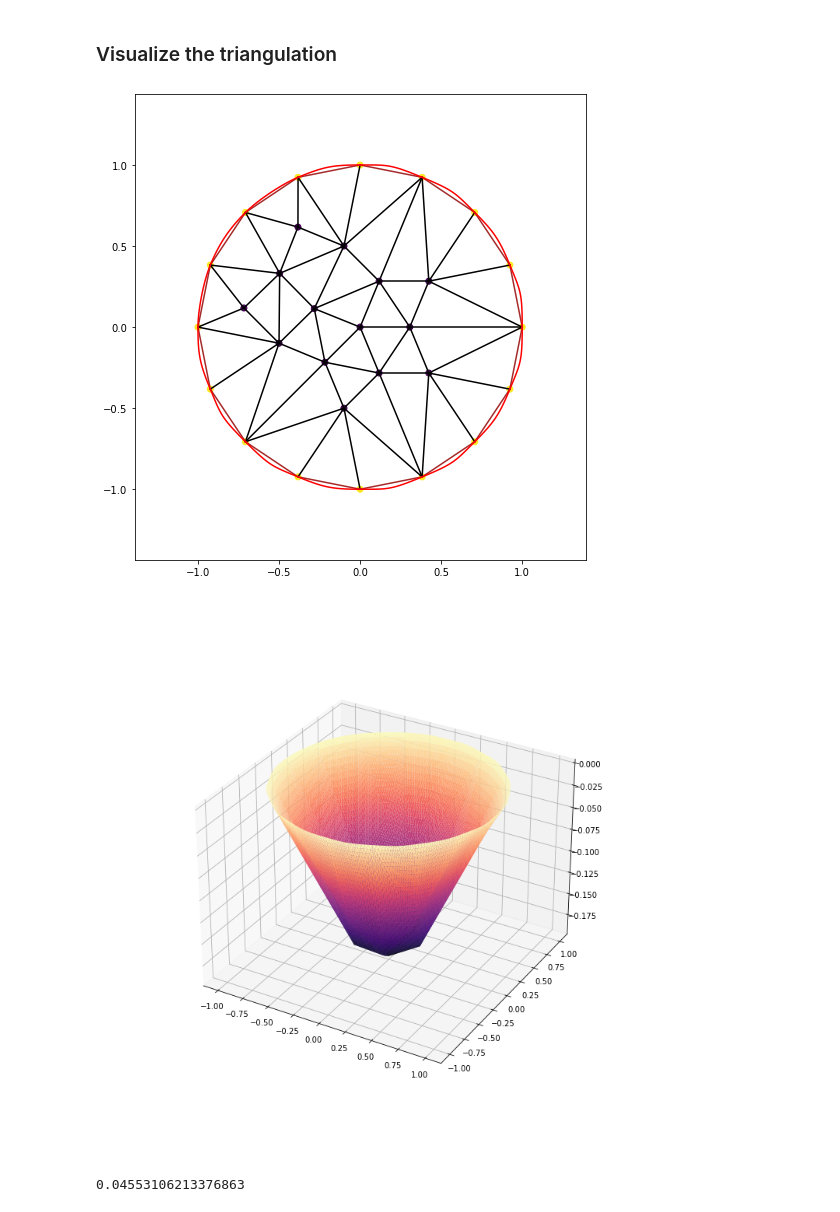
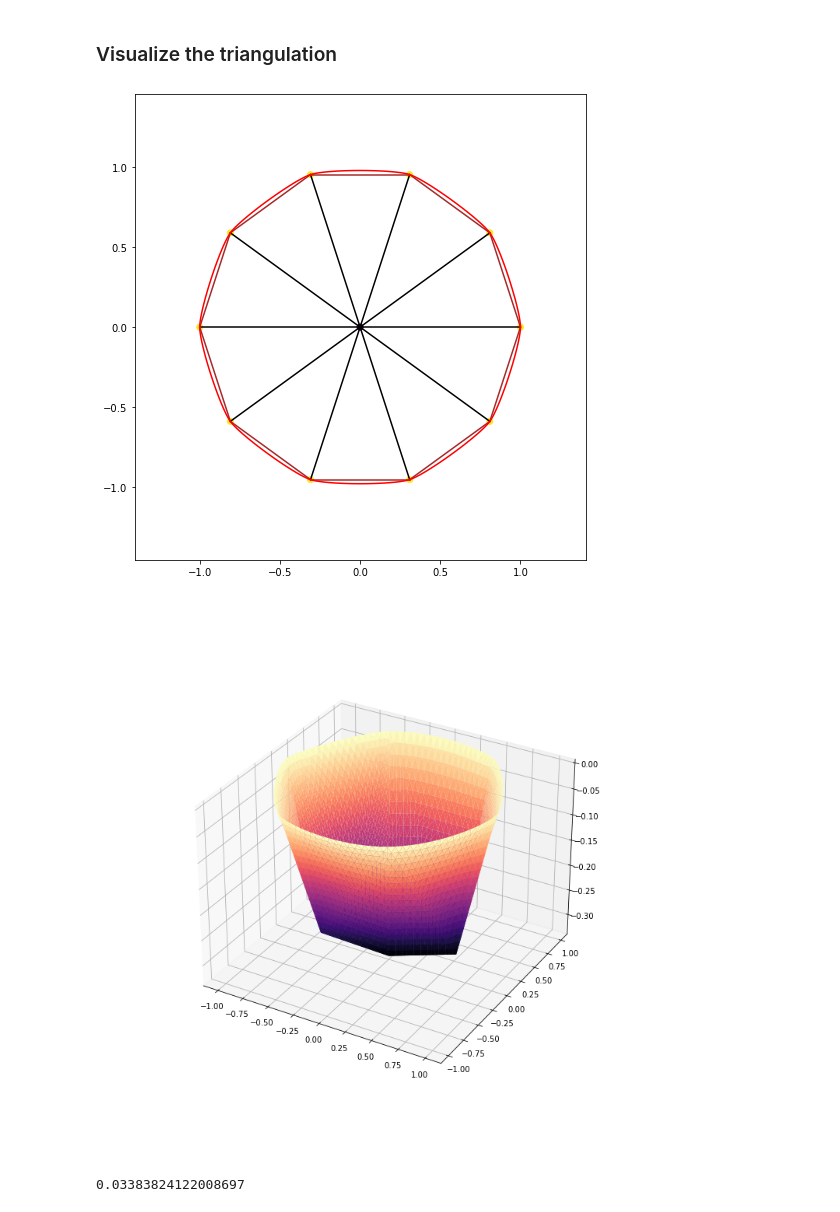
Before and after one commit to kamosevoyan/Thesis, a Jupyter notebook: Notebooks/Solutions/Poisson_equation_solution_on_polygonal_domain_linear_curvilinear.ipynb, the cells around one changed output. Saved outputs shown, nothing was run; the diff lists cells and outputs as text; code cells hidden in the pictures.

```diff
--- a/Notebooks/Solutions/Poisson_equation_solution_on_polygonal_domain_linear_curvilinear.ipynb
+++ b/Notebooks/Solutions/Poisson_equation_solution_on_polygonal_domain_linear_curvilinear.ipynb
@@ -27,7 +27,7 @@ lagrange_linear_poisson_right_values_curvilinear = dill.load(
 # %% [markdown]
 ### Initialize the domain
 # %%
-t = np.linspace(0, 2 * np.pi, 16, endpoint=False)
+t = np.linspace(0, 2 * np.pi, 10, endpoint=False)
 
 points = np.stack((np.cos(t), np.sin(t))).T
 
@@ -37,7 +37,7 @@ seg = np.array(
 # %% [markdown]
 ### Run triangulation
 # %%
-cndt = triangulate({"vertices": points, "segments": seg}, opts="pq20a0.1neo1s")
+cndt = triangulate({"vertices": points, "segments": seg}, opts="pq20a0.3neo1s")
 points = cndt["vertices"]
 triangles = cndt["triangles"]
 neighbours = cndt["neighbors"]
@@ -93,34 +93,48 @@ for tidx, _ in enumerate(triangles):
         while vertex_marker_is_boundary[_][0] != 0:
             tmp = _[0]
             _[:-1] = _[1:]
             _[-1] = tmp
 
         tt = np.linspace(0, 1, 100)
         pts = points[_]
 
+        l1 = ((pts[2] - pts[1])**2).sum()**0.5
         l2 = ((pts[1] - pts[0])**2).sum()**0.5
         l3 = ((pts[2] - pts[0])**2).sum()**0.5
 
         v1x = -pts[1, 1] * l2
         v1y = +pts[1, 0] * l2
         v2x = -pts[2, 1] * l3
         v2y = +pts[2, 0] * l3
+
+        theta = np.arccos((v1x*v2x + v1y*v2y) / (l2*l3))
+
+        p = (l1+l2+l3) /2
+        S = np.sqrt(p*(p-l1)*(p-l2)*(p-l3))
+        r = S / p
+        R = l1*l2*l3/(4*S)
+
+        v1x *= theta*R
+        v2x *= theta*R
+        v1y *= theta*R
+        v2y *= theta*R
+
 
         e1_x = X(pts[0, 0], pts[0, 1], pts[1, 0], pts[1, 1], pts[2, 0], pts[2, 1], v1x, v1y, v2x, v2y, tt, 1-tt)
         e1_y = Y(pts[0, 0], pts[0, 1], pts[1, 0], pts[1, 1], pts[2, 0], pts[2, 1], v1x, v1y, v2x, v2y, tt, 1-tt)
 
         # e2_x = X(0, tt)
         # e2_y = Y(0, tt)
 
         # e3_x = X(tt, 0)
         # e3_y = Y(tt, 0)
 
         ax.plot(e1_x, e1_y, color="red")
         # ax.plot(e2_x, e2_y)
         # ax.plot(e3_x, e3_y)
 plt.show()
 # %% [output]
-[figure, old version]
+[figure, new version]
 # %%
 x, y = sympy.symbols("x y")
 # %%
@@ -241,8 +255,8 @@ ax = plt.axes(projection="3d")
 ax.plot_trisurf(XX, YY, ZZ, cmap="magma")
 plt.show()
 # %% [output]
-[figure, old version]
+[figure, new version]
 # %%
 abs(ZZ - (XX**2+YY**2-1)/4).mean()
 # %% [output]
-0.04553106213376863
+0.03383824122008697
```
Also changed, not shown: parts of 1 cell of this notebook.
